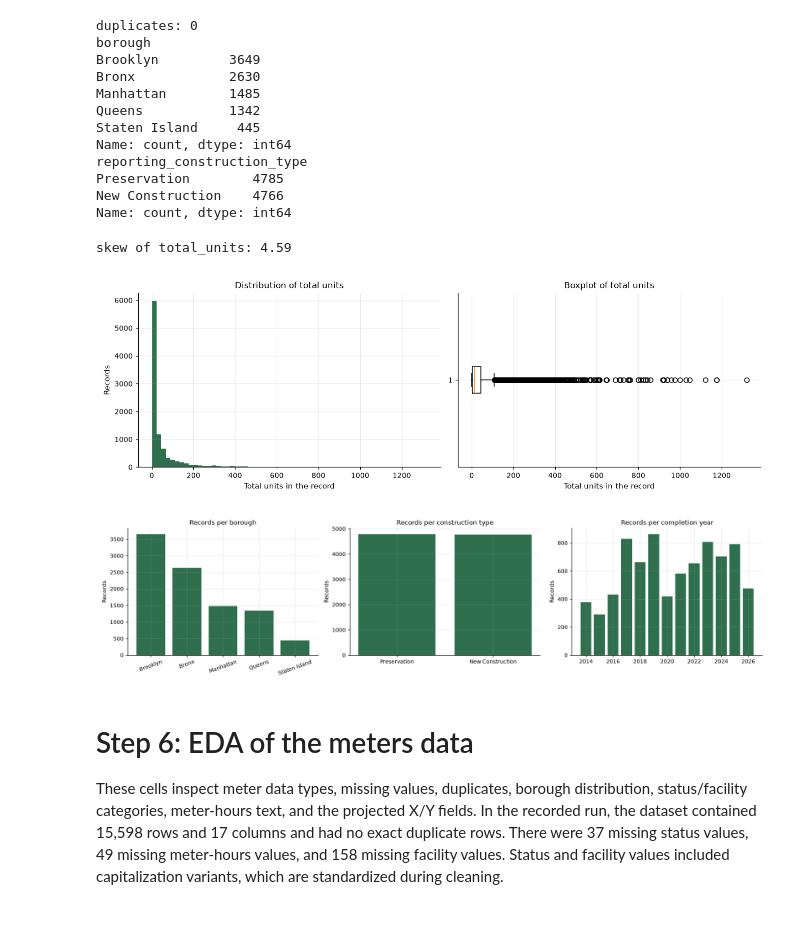
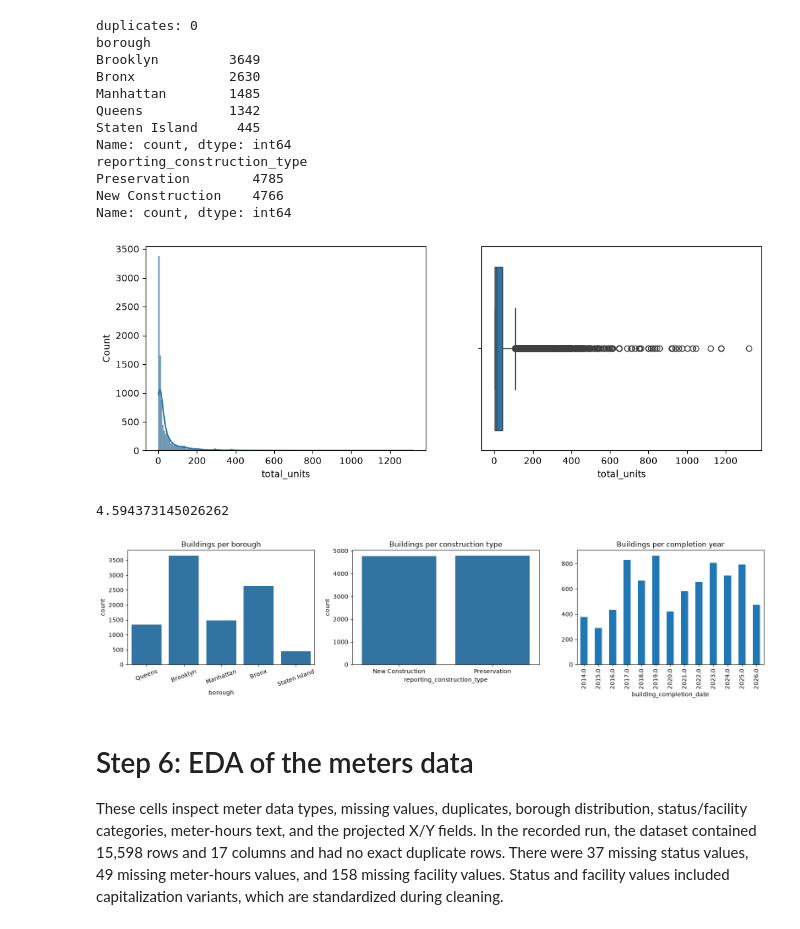
Before and after one commit to abdelrahmanahmed-16001205/Data-eng-proj, a Jupyter notebook: Milestone1_FINAL_SUBMISSION_REVIEWED.ipynb, the cells around one changed output. Drawn from its saved outputs; the diff is of its cells as text; code cells hidden in the pictures.

```diff
--- a/Milestone1_FINAL_SUBMISSION_REVIEWED.ipynb
+++ b/Milestone1_FINAL_SUBMISSION_REVIEWED.ipynb
@@ -70,25 +74,9 @@ import os
 import re
 import numpy as np
 import pandas as pd
+import seaborn as sns
 import matplotlib.pyplot as plt
-from matplotlib.ticker import PercentFormatter
-from scipy import stats
-
 %matplotlib inline
-
-# every chart is saved as a PNG image, so the figures render in any notebook
-# viewer (including the GitHub preview) instead of depending on a CDN script
-plt.rcParams.update({
-    'figure.dpi': 110,
-    'figure.max_open_warning': 0,
-    'axes.spines.top': False,
-    'axes.spines.right': False,
-    'axes.grid': True,
-    'grid.alpha': 0.25,
-    'axes.titlesize': 11,
-    'axes.labelsize': 10,
-    'font.size': 9,
-})
 # %% [markdown]
 # Step 2: Load the data
 
@@ -243,43 +233,28 @@ Name: count, dtype: int64
 # %%
 # how the building sizes are spread out. a skew far above 1 means a long tail of very big buildings
 fig, ax = plt.subplots(nrows=1, ncols=2, figsize=(12, 4))
-ax[0].hist(df_housing['total_units'], bins=60, color='#2f6f4e')
-ax[0].set_title('Distribution of total units')
-ax[0].set_xlabel('Total units in the record')
-ax[0].set_ylabel('Records')
-ax[1].boxplot(df_housing['total_units'], orientation='horizontal')
-ax[1].set_title('Boxplot of total units')
-ax[1].set_xlabel('Total units in the record')
-plt.tight_layout()
+sns.histplot(df_housing['total_units'], kde=True, ax=ax[0])
+sns.boxplot(x=df_housing['total_units'], ax=ax[1])
 plt.show()
-print('skew of total_units:', round(df_housing['total_units'].skew(), 2))
+print(df_housing['total_units'].skew())
 # %% [output]
+[figure, new version]
-skew of total_units: 4.59
+4.594373145026262
-[figure, old version]
 # %%
-# initial plots for housing: records per borough, per construction type and per completion year
+# initial plots for housing: buildings per borough, per construction type and per completion year
 fig, ax = plt.subplots(nrows=1, ncols=3, figsize=(16, 4))
-
-counts = df_housing['borough'].value_counts()
-ax[0].bar(counts.index, counts.values, color='#2f6f4e')
-ax[0].set_title('Records per borough')
-ax[0].set_ylabel('Records')
+sns.countplot(x='borough', data=df_housing, ax=ax[0])
+ax[0].set_title('Buildings per borough')
 ax[0].tick_params(axis='x', rotation=20)
-
-counts = df_housing['reporting_construction_type'].value_counts()
-ax[1].bar(counts.index, counts.values, color='#2f6f4e')
-ax[1].set_title('Records per construction type')
-ax[1].set_ylabel('Records')
-
+sns.countplot(x='reporting_construction_type', data=df_housing, ax=ax[1])
+ax[1].set_title('Buildings per construction type')
 years = pd.to_datetime(df_housing['building_completion_date'], errors='coerce').dt.year
-counts = years.value_counts().sort_index()
-ax[2].bar(counts.index.astype(int), counts.values, color='#2f6f4e')
-ax[2].set_title('Records per completion year')
-ax[2].set_ylabel('Records')
+years.value_counts().sort_index().plot(kind='bar', ax=ax[2])
+ax[2].set_title('Buildings per completion year')
 plt.tight_layout()
 plt.show()
 # %% [output]
-[figure, old version]
+[figure, new version]
 # %% [markdown]
 # Step 6: EDA of the meters data
 
```
Also changed, not shown: parts of 51 cells of this notebook, 10 other files.
